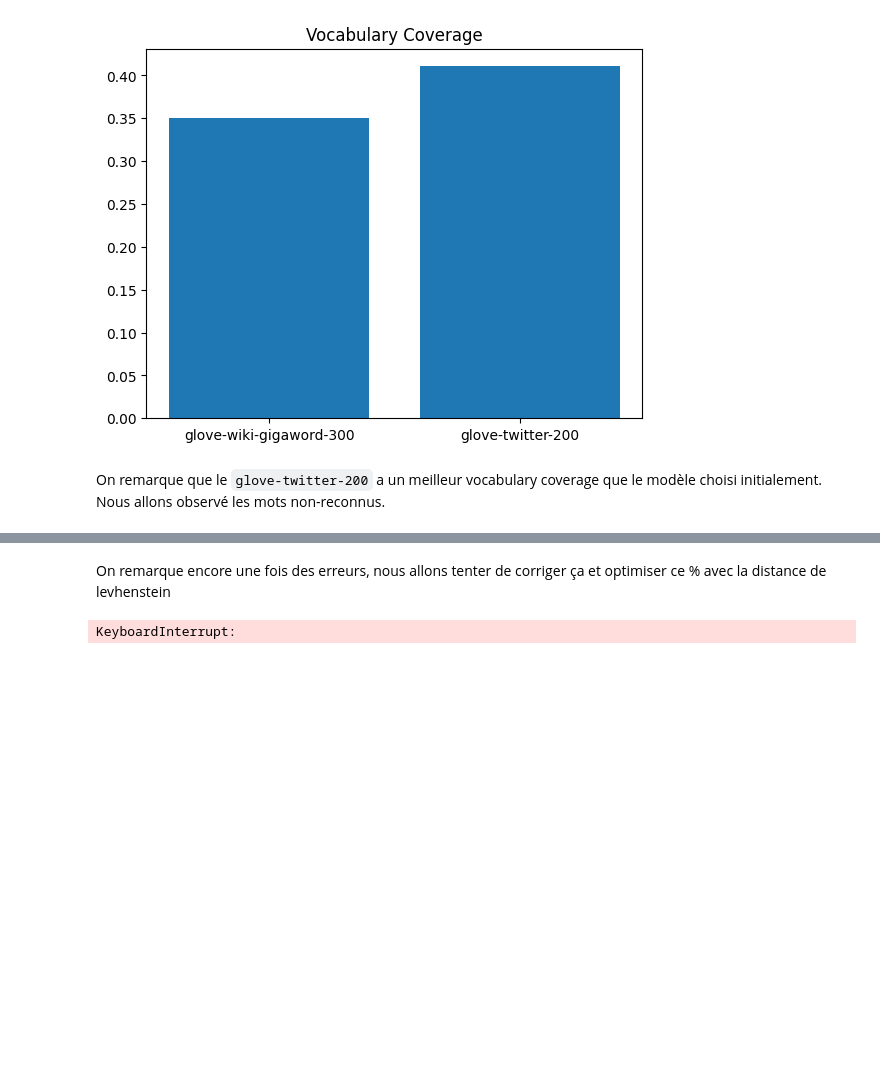
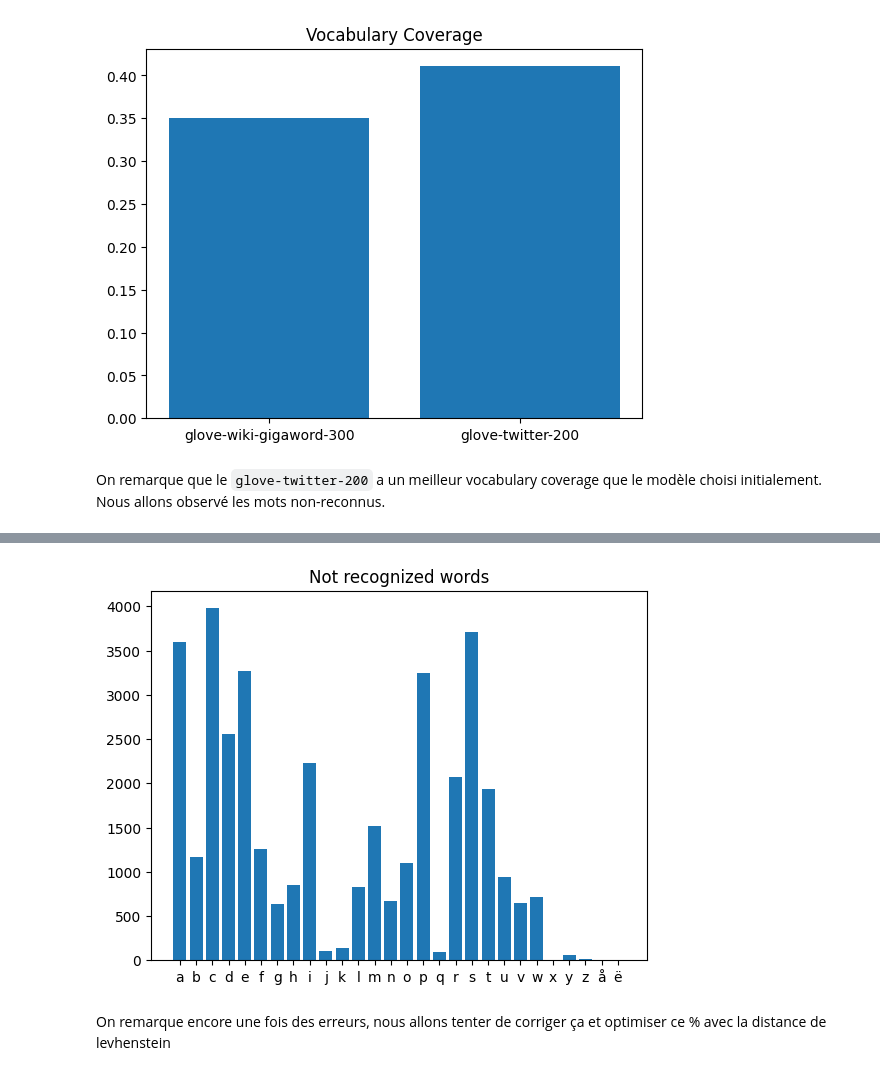
Before and after one commit to mlengineershub/LazyTeacher, a Jupyter notebook: eda.ipynb, the cells around one changed output, grey strips where cells are left out. Saved outputs shown, nothing was run; the diff lists cells and outputs as text; code cells hidden in the pictures; blank space fills up the shorter version.

```diff
--- a/eda.ipynb
+++ b/eda.ipynb
@@ -337,2 +360,27 @@ print(not_recognized_sample[:10])
+# %%
+def plot_not_recognized(not_recognized_sample: List[str],
+                        output_path: Optional[str] = None) -> None:
+    """
+    Plot the not recognized words
+
+    Args:
+        not_recognized_sample {List[str]} -- the list of not recognized words
+        output_path {Optional[str]} -- the output path
+    """
+
+    not_recognized_sample = [x for x in not_recognized_sample if x.isalpha()]
+    not_recognized_sample = [x for x in not_recognized_sample if len(x) > 1]
+
+    not_recognized_sample = pd.Series(not_recognized_sample).str[0].value_counts().sort_index()
+
+    plt.bar(not_recognized_sample.index, not_recognized_sample)
+    plt.title('Not recognized words')
+    if output_path:
+        plt.savefig(output_path)
+    plt.show()
+# %%
+plot_not_recognized(not_recognized_sample)
+# %% [output]
+[figure, added]
 # %% [markdown]
 On remarque encore une fois des erreurs, nous allons tenter de corriger ça et optimiser ce % avec la distance de levhenstein
@@ -369,4 +386,0 @@ def glove_levensthein_matrix(df: pd.DataFrame,
-# %%
-glove_twitter_lev_matrix = glove_levensthein_matrix(df, 'simple_cleaned_text', glove_twitter)
-# %% [output]
-KeyboardInterrupt:
```
Also changed, not shown: parts of 23 cells of this notebook.
